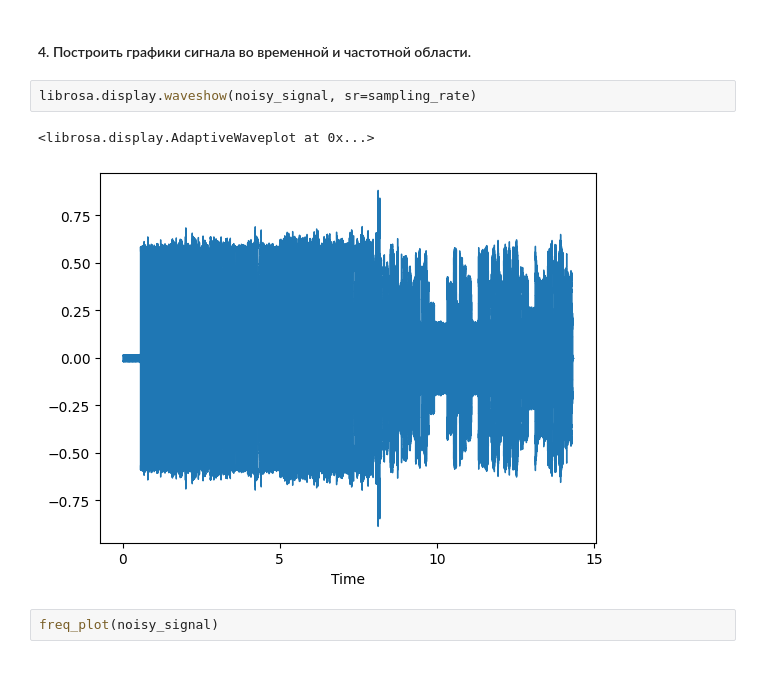
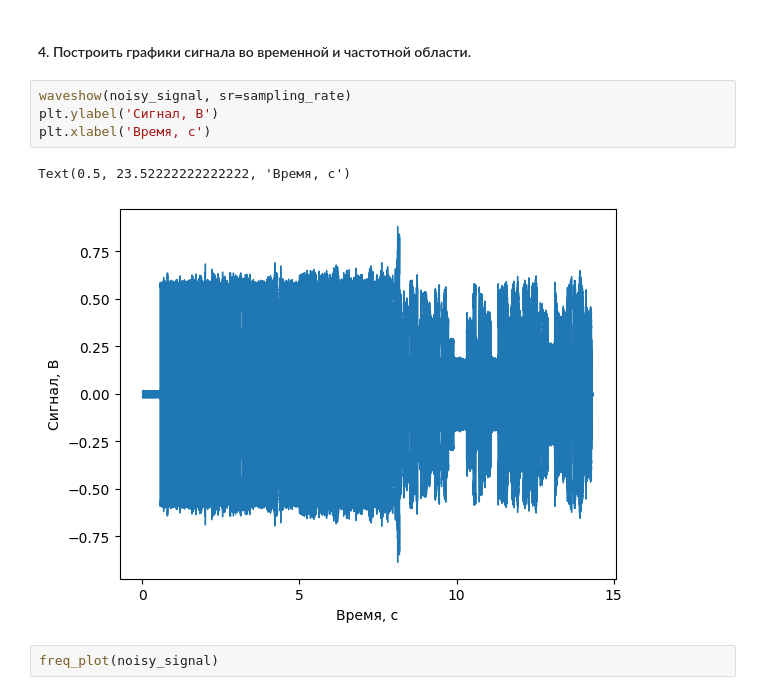
Before and after one commit to ekinohito/signals, a Jupyter notebook: lab_4/lab.ipynb, the cells around one changed output. Drawn from its saved outputs; the diff is of its cells as text.

```diff
--- a/lab_4/lab.ipynb
+++ b/lab_4/lab.ipynb
@@ -84,10 +89,12 @@ librosa.display.waveshow(padded_noise)
 # %% [markdown]
 #### 4. Построить графики сигнала во временной и частотной области.
-# %%
-librosa.display.waveshow(noisy_signal, sr=sampling_rate)
-# %% [output]
-<librosa.display.AdaptiveWaveplot at 0x...>
-[figure, removed]
+# %%
+waveshow(noisy_signal, sr=sampling_rate)
+plt.ylabel('Сигнал, В')
+plt.xlabel('Время, с')
+# %% [output]
+Text(0.5, 23.52222222222222, 'Время, с')
+[figure, added]
 # %%
 freq_plot(noisy_signal)
 # %% [output]
```
Also changed, not shown: parts of 10 cells of this notebook, 2 other files.
